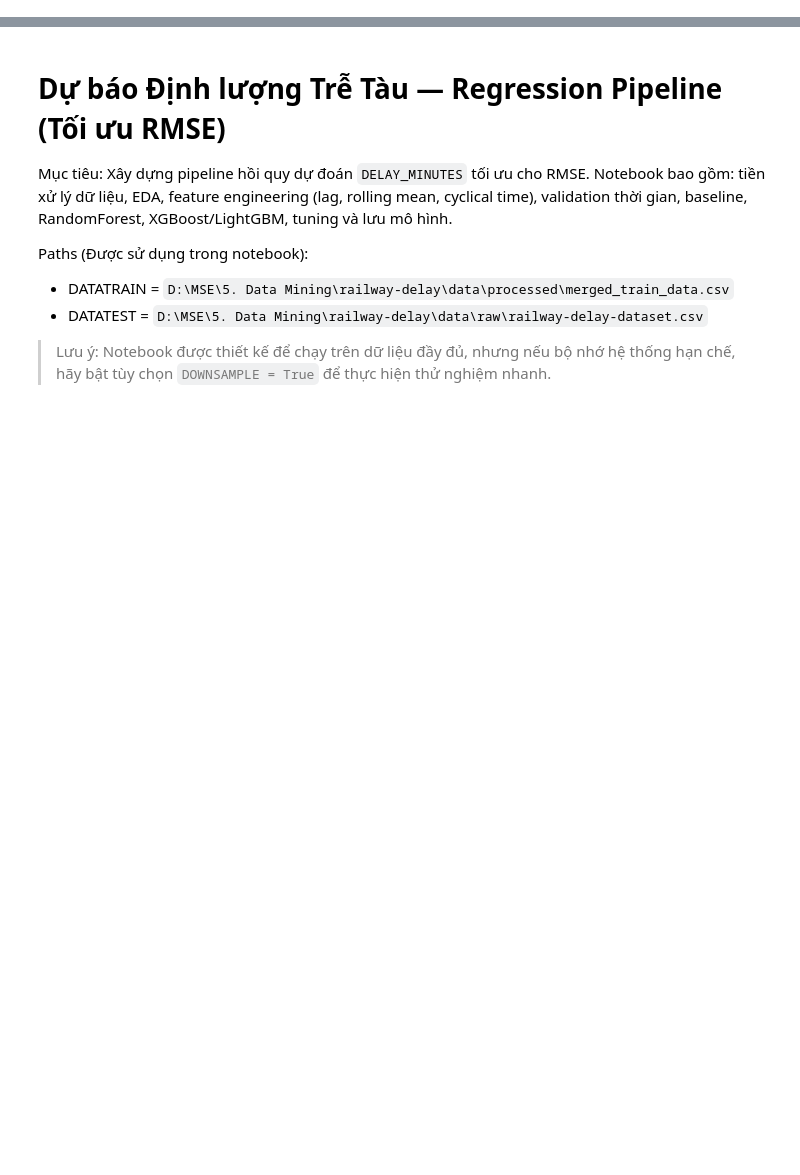
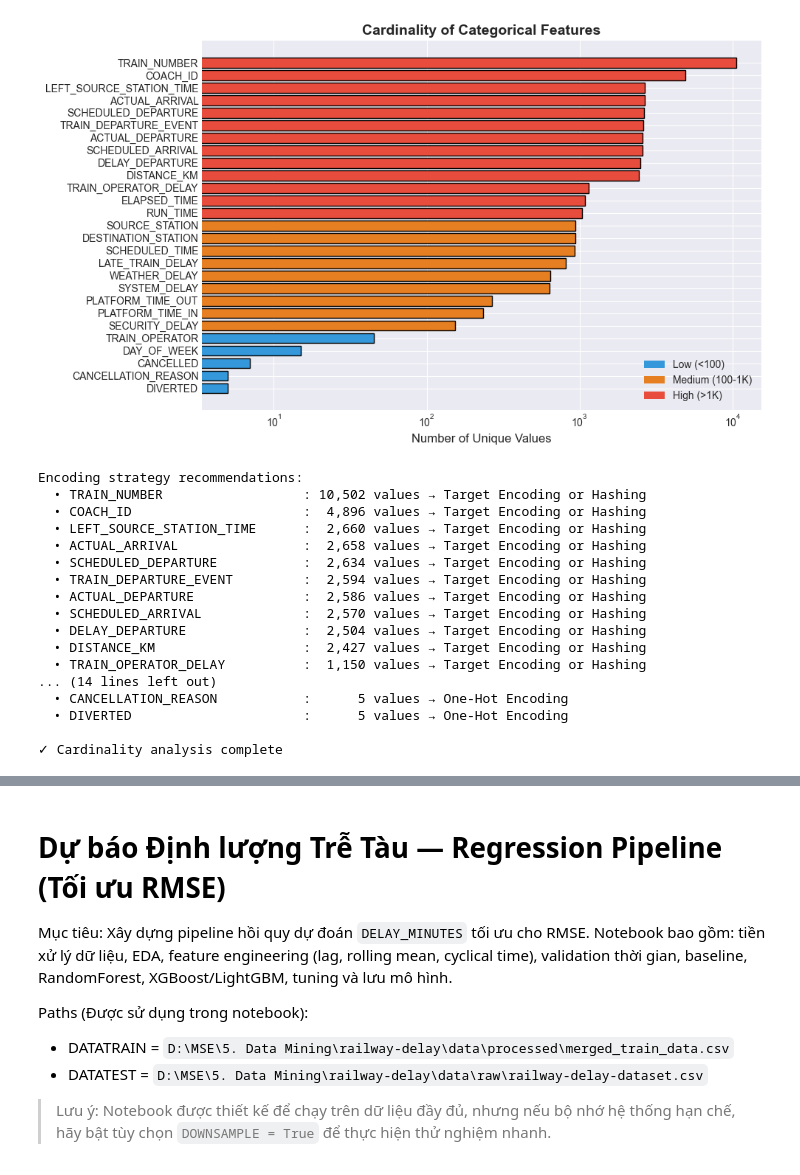
Before and after one commit to AnDB-Master-MSEinAI-Resource/railway-delay, a Jupyter notebook: notebooks/regression_pipeline_rmse.ipynb, the cells around one changed output, grey strips where cells are left out. Cells and saved outputs as stored; diff of their text form; code cells hidden in the pictures; blank space fills up the shorter version.

```diff
--- a/notebooks/regression_pipeline_rmse.ipynb
+++ b/notebooks/regression_pipeline_rmse.ipynb
@@ -0,0 +480,60 @@
+# %%
+# Visualization 3: Cardinality of Categorical Features
+
+if len(categorical_cols) > 0:
+    cardinality = pd.DataFrame({
+        'Feature': categorical_cols,
+        'Unique_Values': [df[col].nunique() for col in categorical_cols]
+    }).sort_values('Unique_Values', ascending=False)
+
+    fig, ax = plt.subplots(figsize=(10, 6))
+    colors_card = ['#3498db' if x < 100 else '#e67e22' if x < 1000 else '#e74c3c'
+                   for x in cardinality['Unique_Values']]
+    ax.barh(cardinality['Feature'], cardinality['Unique_Values'], color=colors_card, edgecolor='black')
+    ax.set_xlabel('Number of Unique Values', fontsize=12)
+    ax.set_title('Cardinality of Categorical Features', fontsize=14, fontweight='bold')
+    ax.set_xscale('log')
+    ax.invert_yaxis()
+
+    # Add legend
+    from matplotlib.patches import Patch
+    legend_elements = [Patch(facecolor='#3498db', label='Low (<100)'),
+                      Patch(facecolor='#e67e22', label='Medium (100-1K)'),
+                      Patch(facecolor='#e74c3c', label='High (>1K)')]
+    ax.legend(handles=legend_elements, loc='lower right')
+
+    plt.tight_layout()
+    plt.show()
+
+    print("\nEncoding strategy recommendations:")
+    for feat, count in zip(cardinality['Feature'], cardinality['Unique_Values']):
+        if count < 10:
+            strategy = "One-Hot Encoding"
+        elif count < 100:
+            strategy = "One-Hot or Frequency Encoding"
+        else:
+            strategy = "Target Encoding or Hashing"
+        print(f"  • {feat:30s}: {count:6,} values → {strategy}")
+else:
+    print("No categorical features found")
+
+print("\n✓ Cardinality analysis complete")
+# %% [output]
+[figure, added]
+Encoding strategy recommendations:
+  • TRAIN_NUMBER                  : 10,502 values → Target Encoding or Hashing
+  • COACH_ID                      :  4,896 values → Target Encoding or Hashing
+  • LEFT_SOURCE_STATION_TIME      :  2,660 values → Target Encoding or Hashing
+  • ACTUAL_ARRIVAL                :  2,658 values → Target Encoding or Hashing
+  • SCHEDULED_DEPARTURE           :  2,634 values → Target Encoding or Hashing
+  • TRAIN_DEPARTURE_EVENT         :  2,594 values → Target Encoding or Hashing
+  • ACTUAL_DEPARTURE              :  2,586 values → Target Encoding or Hashing
+  • SCHEDULED_ARRIVAL             :  2,570 values → Target Encoding or Hashing
+  • DELAY_DEPARTURE               :  2,504 values → Target Encoding or Hashing
+  • DISTANCE_KM                   :  2,427 values → Target Encoding or Hashing
+  • TRAIN_OPERATOR_DELAY          :  1,150 values → Target Encoding or Hashing
+... (14 lines left out)
+  • CANCELLATION_REASON           :      5 values → One-Hot Encoding
+  • DIVERTED                      :      5 values → One-Hot Encoding
+
+✓ Cardinality analysis complete
```
Also changed, not shown: parts of 35 cells of this notebook.
